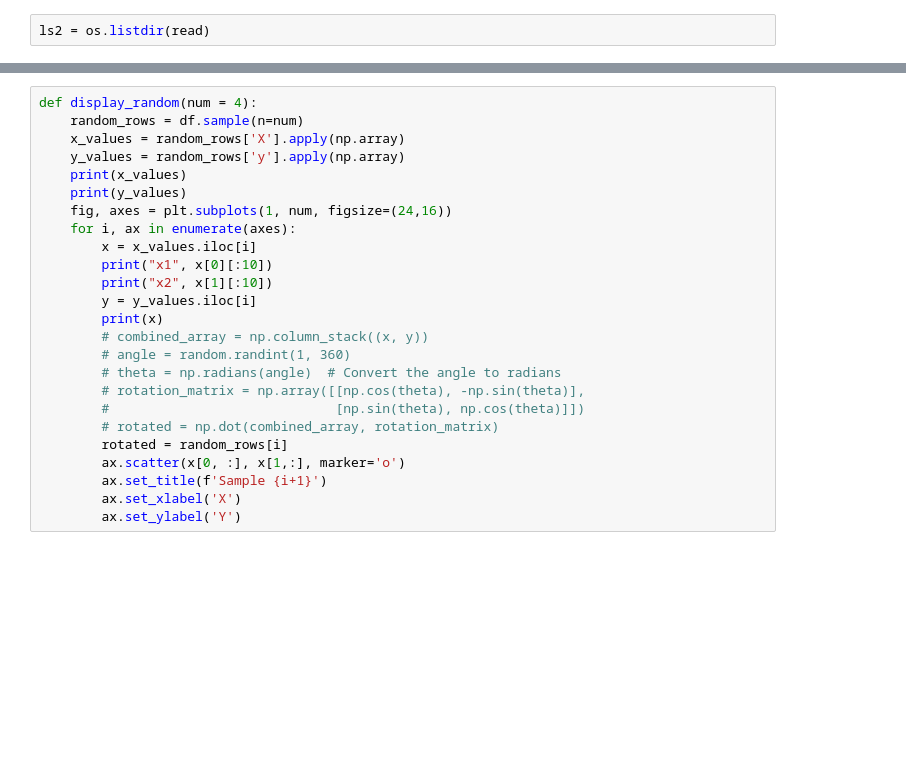
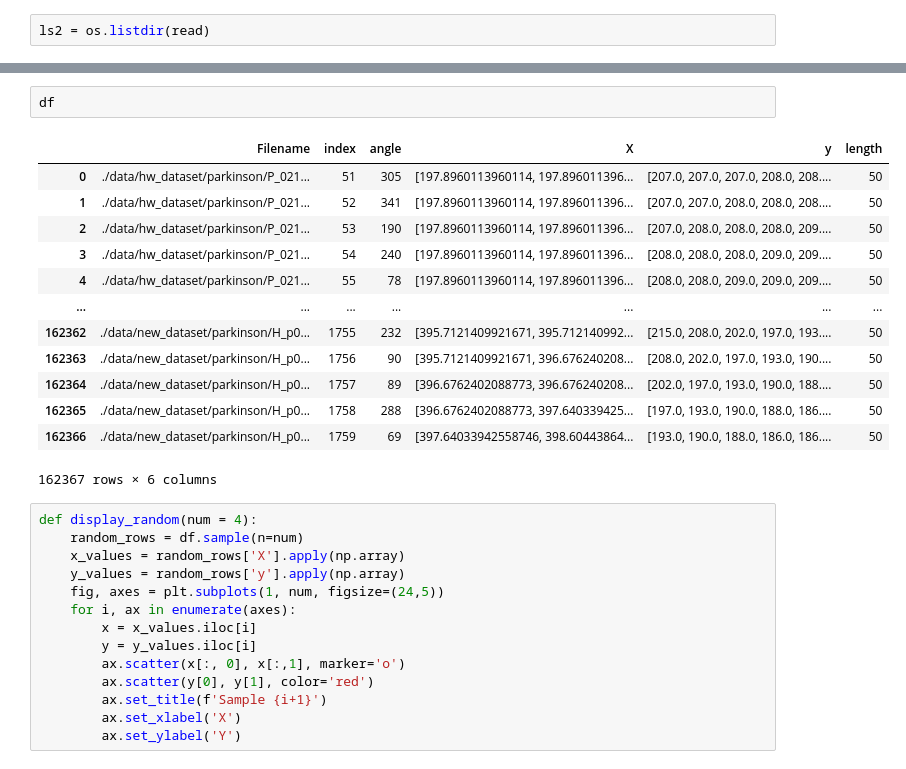
Before and after one commit to Leahie/SYSlab, a Jupyter notebook: visualize.ipynb, the cells around one changed output, grey strips where cells are left out. Drawn from its saved outputs; the diff is of its cells as text; blank space fills up the shorter version.

```diff
--- a/visualize.ipynb
+++ b/visualize.ipynb
@@ -20,25 +17,30 @@ UnicodeDecodeError: 'utf-8' codec can't decode byte 0x80 in position 0: invalid
+# %%
+df
+# %% [output]
+|  | Filename | index | angle | X | y | length |
+| 0 | ./data/hw_dataset/parkinson/P_021... | 51 | 305 | [197.8960113960114, 197.896011396... | [207.0, 207.0, 207.0, 208.0, 208.... | 50 |
+| 1 | ./data/hw_dataset/parkinson/P_021... | 52 | 341 | [197.8960113960114, 197.896011396... | [207.0, 207.0, 208.0, 208.0, 208.... | 50 |
+| 2 | ./data/hw_dataset/parkinson/P_021... | 53 | 190 | [197.8960113960114, 197.896011396... | [207.0, 208.0, 208.0, 208.0, 209.... | 50 |
+| 3 | ./data/hw_dataset/parkinson/P_021... | 54 | 240 | [197.8960113960114, 197.896011396... | [208.0, 208.0, 208.0, 209.0, 209.... | 50 |
+| 4 | ./data/hw_dataset/parkinson/P_021... | 55 | 78 | [197.8960113960114, 197.896011396... | [208.0, 208.0, 209.0, 209.0, 209.... | 50 |
+| ... | ... | ... | ... | ... | ... | ... |
+| 162362 | ./data/new_dataset/parkinson/H_p0... | 1755 | 232 | [395.7121409921671, 395.712140992... | [215.0, 208.0, 202.0, 197.0, 193.... | 50 |
+| 162363 | ./data/new_dataset/parkinson/H_p0... | 1756 | 90 | [395.7121409921671, 396.676240208... | [208.0, 202.0, 197.0, 193.0, 190.... | 50 |
+| 162364 | ./data/new_dataset/parkinson/H_p0... | 1757 | 89 | [396.6762402088773, 396.676240208... | [202.0, 197.0, 193.0, 190.0, 188.... | 50 |
+| 162365 | ./data/new_dataset/parkinson/H_p0... | 1758 | 288 | [396.6762402088773, 397.640339425... | [197.0, 193.0, 190.0, 188.0, 186.... | 50 |
+| 162366 | ./data/new_dataset/parkinson/H_p0... | 1759 | 69 | [397.64033942558746, 398.60443864... | [193.0, 190.0, 188.0, 186.0, 186.... | 50 |
+162367 rows × 6 columns
 # %%
 def display_random(num = 4):
     random_rows = df.sample(n=num)
     x_values = random_rows['X'].apply(np.array)
     y_values = random_rows['y'].apply(np.array)
-    print(x_values)
-    print(y_values)
-    fig, axes = plt.subplots(1, num, figsize=(24,16))
+    fig, axes = plt.subplots(1, num, figsize=(24,5))
     for i, ax in enumerate(axes):
         x = x_values.iloc[i]
-        print("x1", x[0][:10])
-        print("x2", x[1][:10])
         y = y_values.iloc[i]
-        print(x)
-        # combined_array = np.column_stack((x, y))
-        # angle = random.randint(1, 360)
-        # theta = np.radians(angle)  # Convert the angle to radians
-        # rotation_matrix = np.array([[np.cos(theta), -np.sin(theta)],
-        #                             [np.sin(theta), np.cos(theta)]])
-        # rotated = np.dot(combined_array, rotation_matrix)
-        rotated = random_rows[i]
-        ax.scatter(x[0, :], x[1,:], marker='o')
+        ax.scatter(x[:, 0], x[:,1], marker='o')
+        ax.scatter(y[0], y[1], color='red')
         ax.set_title(f'Sample {i+1}')
         ax.set_xlabel('X')
         ax.set_ylabel('Y')
```
Also changed, not shown: parts of 11 cells of this notebook, 4 other files.
